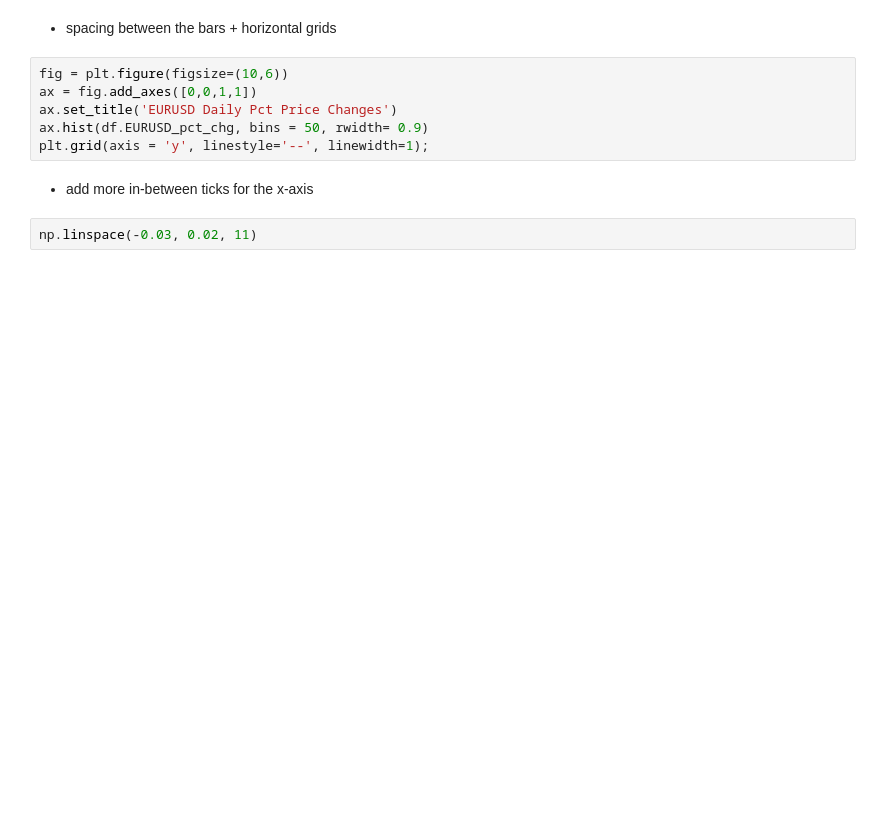
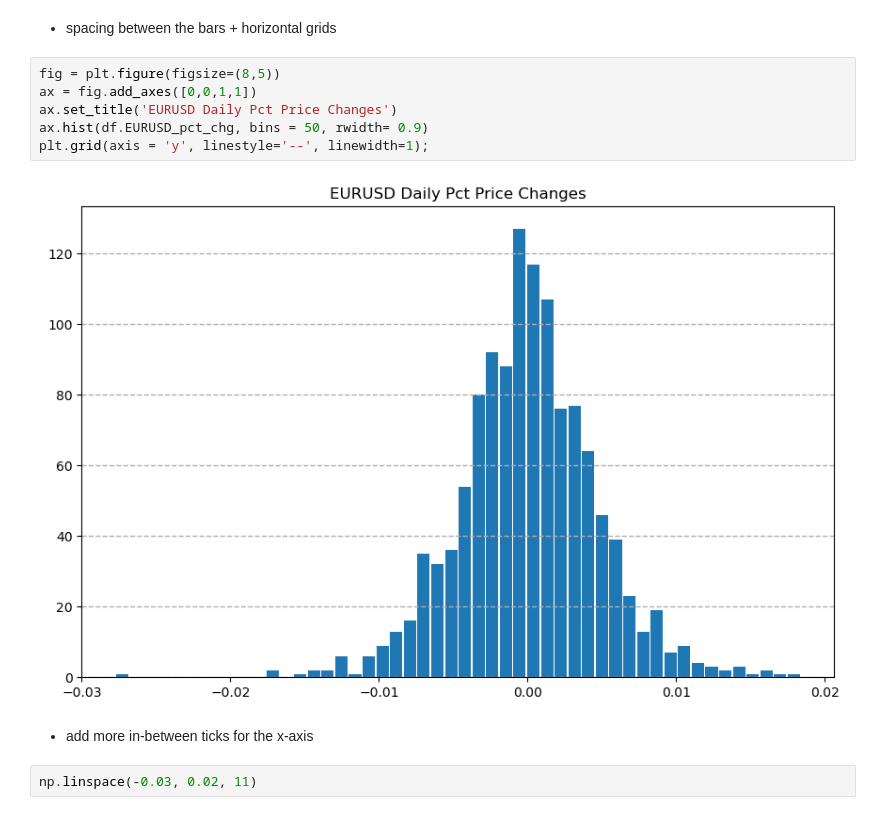
Before and after one commit to marton-nagy-marton/da1_materials, a Jupyter notebook: Coding_2024-10-14/Class_5_DA1.ipynb, the cells around one changed output. Saved outputs shown, nothing was run; the diff lists cells and outputs as text; blank space fills up the shorter version.

```diff
--- a/Coding_2024-10-14/Class_5_DA1.ipynb
+++ b/Coding_2024-10-14/Class_5_DA1.ipynb
@@ -267,11 +354,13 @@ ax.hist(df.EURUSD_pct_chg, bins = 50);
 # %% [markdown]
 - spacing between the bars + horizontal grids
 # %%
-fig = plt.figure(figsize=(10,6))
+fig = plt.figure(figsize=(8,5))
 ax = fig.add_axes([0,0,1,1])
 ax.set_title('EURUSD Daily Pct Price Changes')
 ax.hist(df.EURUSD_pct_chg, bins = 50, rwidth= 0.9)
 plt.grid(axis = 'y', linestyle='--', linewidth=1);
+# %% [output]
+[figure, added]
 # %% [markdown]
  - add more in-between ticks for the x-axis
 # %%
```
Also changed, not shown: parts of 24 cells of this notebook, 2 other files.
